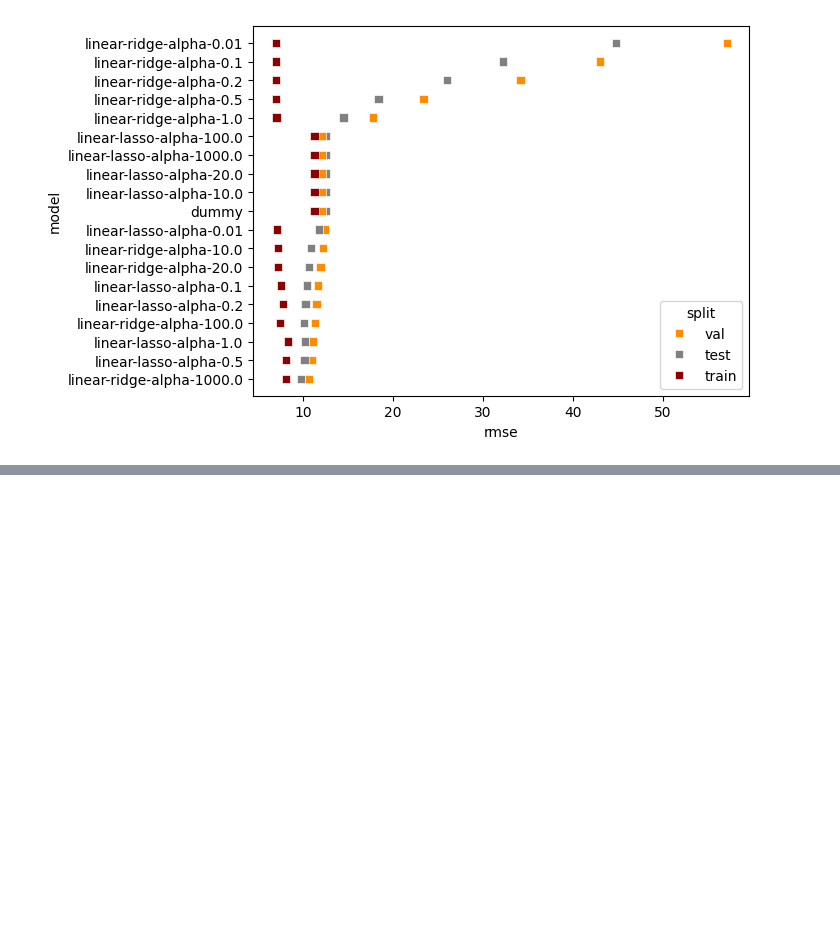
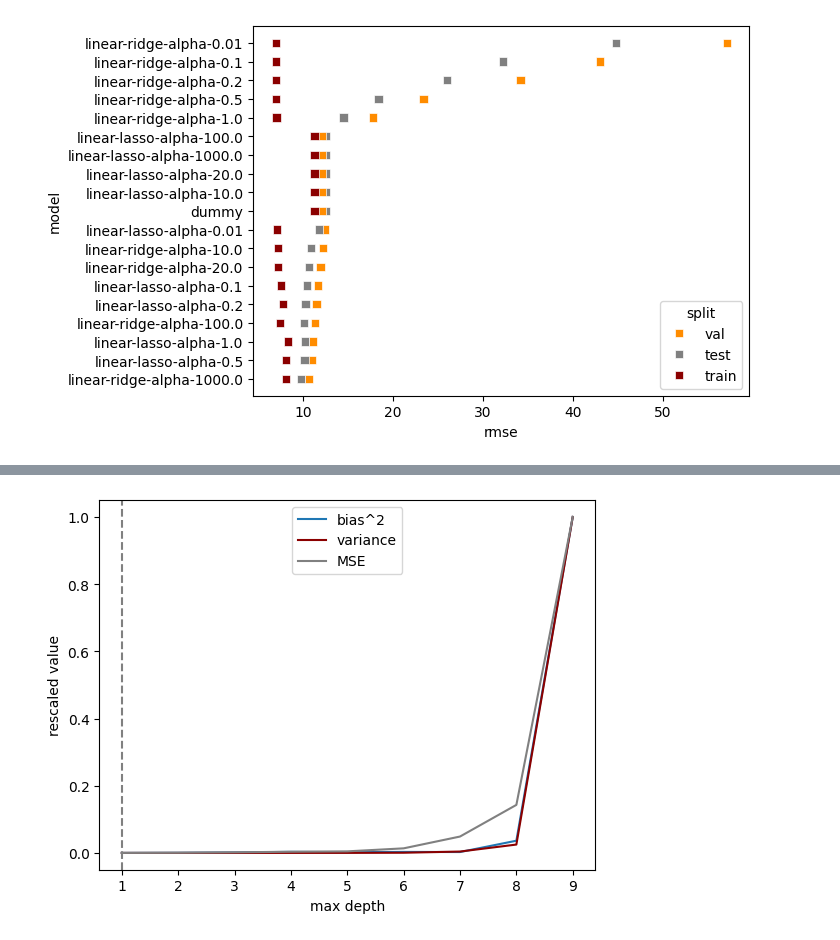
Before and after one commit to keresztalina/datasci_f24, a Jupyter notebook: src/depression_model.ipynb, the cells around one changed output, grey strips where cells are left out. Drawn from its saved outputs; the diff is of its cells as text; code cells hidden in the pictures; blank space fills up the shorter version.

```diff
--- a/src/depression_model.ipynb
+++ b/src/depression_model.ipynb
@@ -183,0 +188,24 @@ grid.set(xscale="log")
+# %%
+def _compute_bias(pred, true):
+    ''' Function to compute bias.
+        Note that here we compute the average squared bias of the model
+        over all data points to get a sense for its tendency to make
+        systematically "off-target" predictions.
+
+    Args:
+        pred (np.array): array of shape (n_samples, n_bootstrap), where n_samples is the size
+            of the test set, and n_bootstraps is how many times we sample data from the training
+            set and fit our model
+        true (np.array): predictions of the true model. It is an array of shape (n_samples)
+    '''
+    mpred = pred.mean(axis=1)
+    return (((true - mpred)**2)).mean()
+# %%
+def _compute_variance(pred):
+    ''' Function to compute variance
+    Args:
+        pred (np.array): array of shape (n_samples, n_bootstrap), where n_samples is the size
+            of the test set, and n_bootstraps is how many times we sample data from the training
+            set and fit our model
+    '''
+    return pred.var(axis=1).mean()
@@ -183,0 +249,14 @@ grid.set(xscale="log")
+# %%
+df = pd.concat(results)
+# %%
+sns.lineplot(data=df, x='complexity', y='bias^2-scaled', label='bias^2')
+sns.lineplot(data=df, x='complexity', y='variance-scaled', label='variance', color='darkred')
+sns.lineplot(data=df, x='complexity', y='mse-scaled', label='MSE', color='grey')
+plt.xlabel('max depth')
+plt.ylabel('rescaled value')
+plt.axvline(x=df.iloc[df['mse'].argmin()]['complexity'],
+            linestyle='--',
+            color='grey')
+plt.show()
+# %% [output]
+[figure, added]
```
Also changed, not shown: parts of 32 cells of this notebook, 3 other files.
